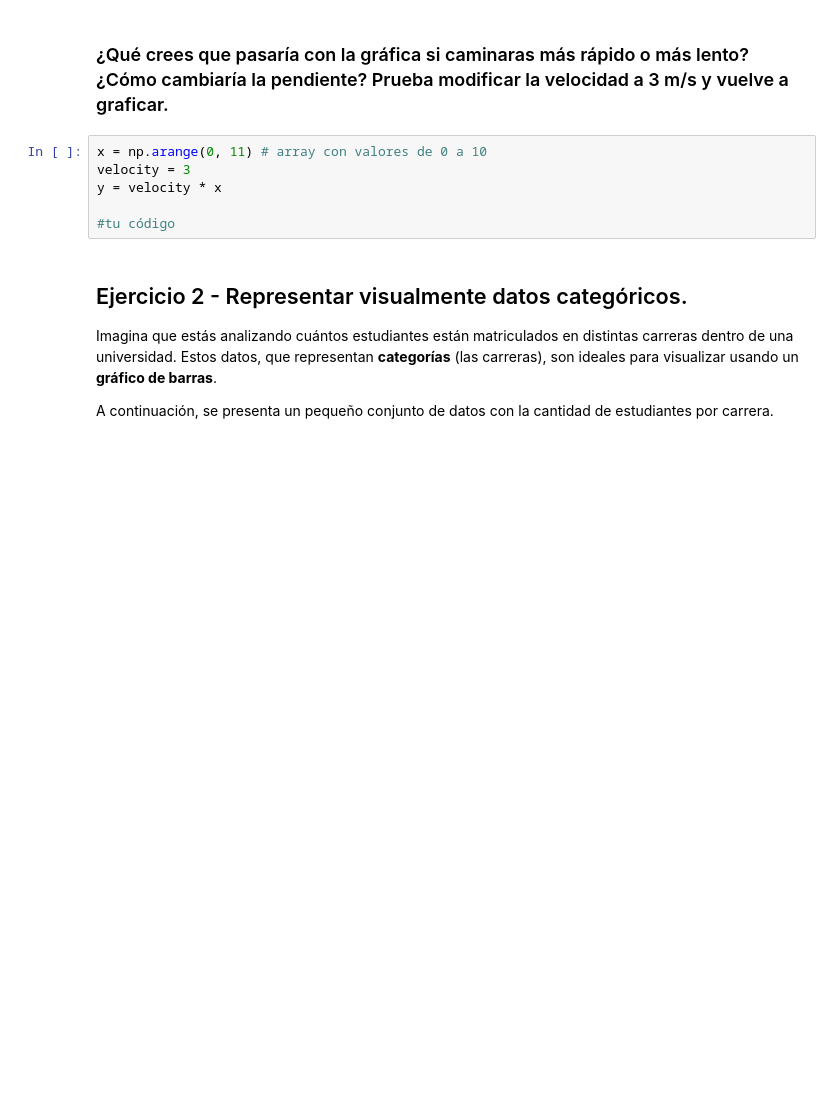
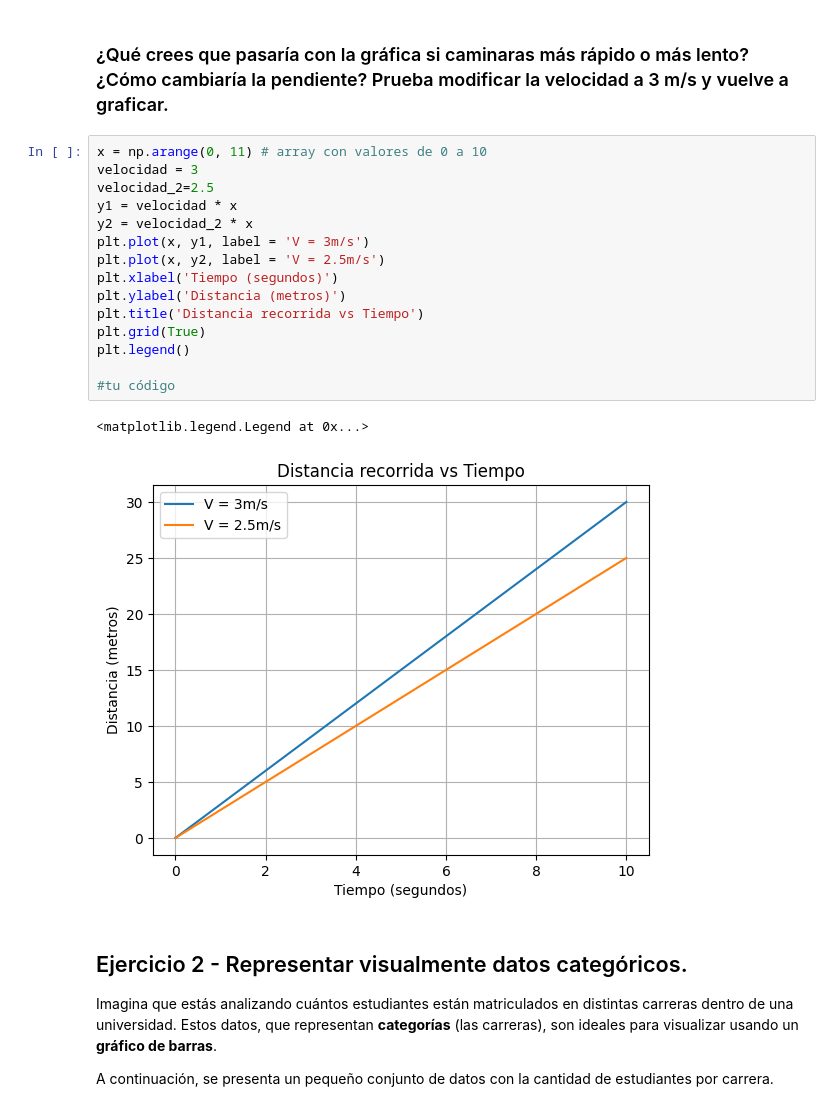
Before and after one commit to 4GeeksAcademy/AdriARE_visualization-exercises-with-matplot-and-seaborn, a Jupyter notebook: notebook/problems.es.ipynb, the cells around one changed output. Saved outputs shown, nothing was run; the diff lists cells and outputs as text; blank space fills up the shorter version.

```diff
--- a/notebook/problems.es.ipynb
+++ b/notebook/problems.es.ipynb
@@ -41,12 +41,24 @@ plt.grid(True)
 [figure]
 # %% [markdown]
 ### ¿Qué crees que pasaría con la gráfica si caminaras más rápido o más lento? ¿Cómo cambiaría la pendiente? Prueba modificar la velocidad a 3 m/s y vuelve a graficar.
-# %%
-x = np.arange(0, 11) # array con valores de 0 a 10
-velocity = 3
-y = velocity * x
-
-#tu código
+# %%
+x = np.arange(0, 11) # array con valores de 0 a 10
+velocidad = 3
+velocidad_2=2.5
+y1 = velocidad * x
+y2 = velocidad_2 * x
+plt.plot(x, y1, label = 'V = 3m/s')
+plt.plot(x, y2, label = 'V = 2.5m/s')
+plt.xlabel('Tiempo (segundos)')
+plt.ylabel('Distancia (metros)')
+plt.title('Distancia recorrida vs Tiempo')
+plt.grid(True)
+plt.legend()
+
+#tu código
+# %% [output]
+<matplotlib.legend.Legend at 0x...>
+[figure, added]
 # %% [markdown]
 ## Ejercicio 2 - Representar visualmente datos categóricos.
 
```
Also changed, not shown: parts of 2 cells of this notebook.
